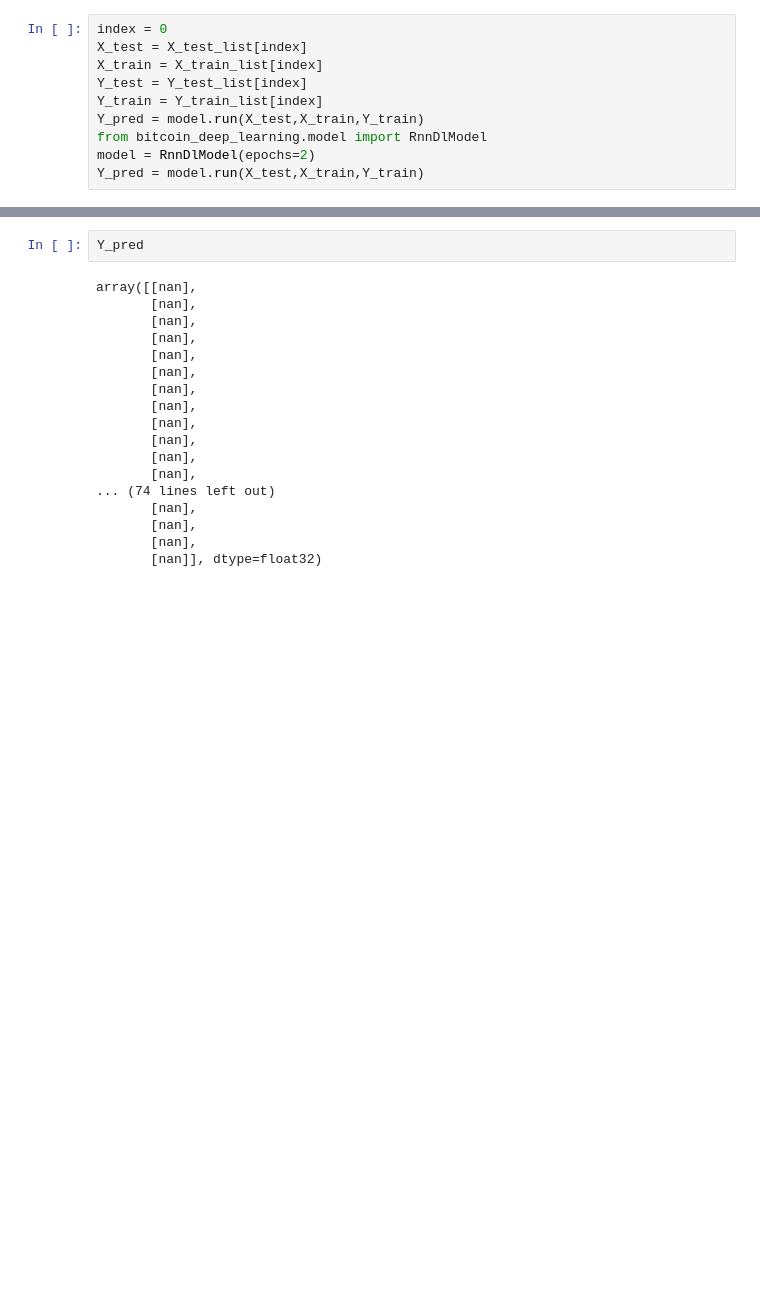
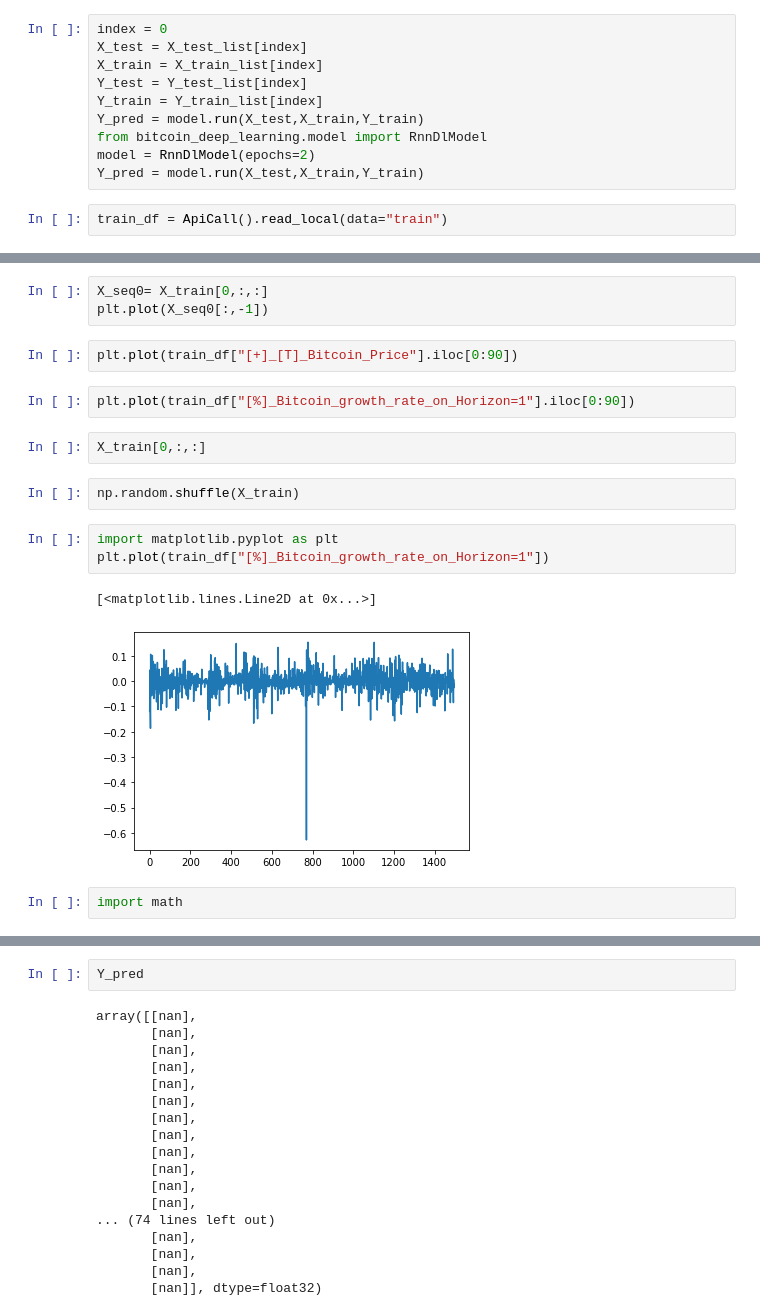
Before and after one commit to AlexandreLaizet/bitcoin_deep_learning, a Jupyter notebook: notebooks/Aloys_notebook.ipynb, the cells around one changed output, grey strips where cells are left out. Drawn from its saved outputs; the diff is of its cells as text; blank space fills up the shorter version.

```diff
--- a/notebooks/Aloys_notebook.ipynb
+++ b/notebooks/Aloys_notebook.ipynb
@@ -151,3 +139,5 @@ Y_pred = model.run(X_test,X_train,Y_train)
 from bitcoin_deep_learning.model import RnnDlModel
 model = RnnDlModel(epochs=2)
 Y_pred = model.run(X_test,X_train,Y_train)
+# %%
+train_df = ApiCall().read_local(data="train")
@@ -153,0 +148,19 @@ Y_pred = model.run(X_test,X_train,Y_train)
+# %%
+X_seq0= X_train[0,:,:]
+plt.plot(X_seq0[:,-1])
+# %%
+plt.plot(train_df["[+]_[T]_Bitcoin_Price"].iloc[0:90])
+# %%
+plt.plot(train_df["[%]_Bitcoin_growth_rate_on_Horizon=1"].iloc[0:90])
+# %%
+X_train[0,:,:]
+# %%
+np.random.shuffle(X_train)
+# %%
+import matplotlib.pyplot as plt
+plt.plot(train_df["[%]_Bitcoin_growth_rate_on_Horizon=1"])
+# %% [output]
+[<matplotlib.lines.Line2D at 0x...>]
+[figure, added]
+# %%
+import math
```
Also changed, not shown: parts of 34 cells of this notebook, 1 other file.
